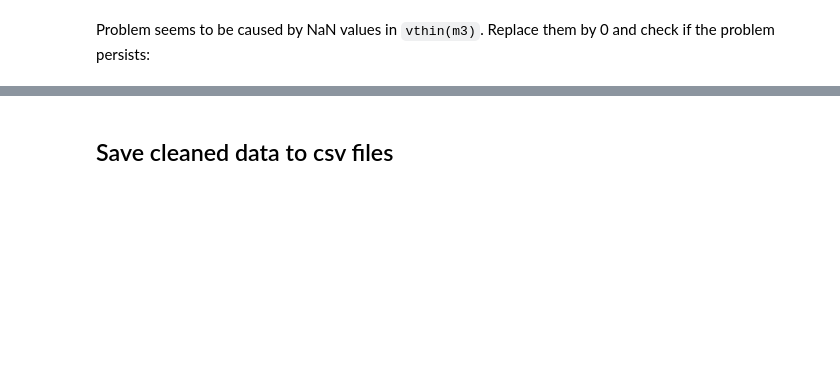
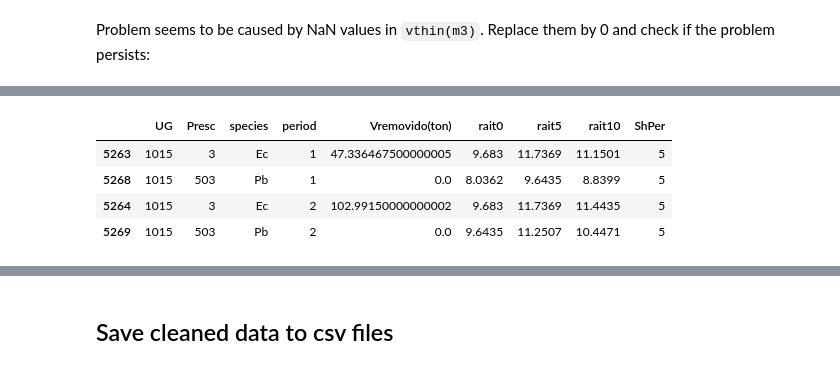
Before and after one commit to johannaasks/Masterthesis, a Jupyter notebook: Data_Preprocessing.ipynb, the cells around one changed output, grey strips where cells are left out. Cells and saved outputs as stored; diff of their text form; code cells hidden in the pictures; blank space fills up the shorter version.

```diff
--- a/Data_Preprocessing.ipynb
+++ b/Data_Preprocessing.ipynb
@@ -835,0 +738,6 @@ stake:
+# %%
+# Formatting all dfs as string
+sol_mres = sol_mres.astype(str)
+sol_mwood = sol_mwood.astype(str)
+sol_stake = sol_stake.astype(str)
+presc = presc.astype(str)
@@ -835,0 +772,7 @@ stake:
+# %%
+# filter prescription data for prescriptions contained in mres and mwood solution
+filter_mres = presc[presc['NasolMaxRES'] == 'Yes']
+print('length mres:', len(filter_mres))
+
+filter_mwood = presc[presc['NasolMaxWood'] == 'Yes']
+print('length mwood:', len(filter_mwood))
@@ -835,0 +782,6 @@ stake:
+# %%
+# subset for the needed columns
+filter_mres = filter_mres[['UG', 'Presc', 'species', 'period', 'Vremovido(ton)', 'rait0', 'rait5', 'rait10']]
+filter_mwood = filter_mwood[['UG', 'Presc', 'species', 'period', 'Vremovido(ton)', 'rait0', 'rait5', 'rait10']]
+print('remaining columns:')
+filter_mres.head(1)
@@ -835,0 +794,10 @@ stake:
+# %%
+# left merge mres with data from solution sheet to get shper values
+print('mres before merge shape:', filter_mres.shape, sol_mres.shape)
+mres = pd.merge(filter_mres, sol_mres, how='left', on=['UG', 'Presc'])
+print('after merge shape:', mres.shape)
+
+# left merge mwood with data from solution sheet to get shper values
+print('mwood before merge shape:', filter_mwood.shape, sol_mwood.shape)
+mwood = pd.merge(filter_mwood, sol_mwood, how='left', on=['UG', 'Presc'])
+print('after merge shape:', mwood.shape)
@@ -835,0 +912,11 @@ stake:
+# %%
+# filter mixed stands in mres and look at some example rows
+mres_dupl = mres[mres.duplicated(subset=['UG','period'], keep=False)].copy()
+mres_mixed = mres_dupl[~mres_dupl.duplicated(subset=['UG','period', 'Presc'], keep=False)].sort_values(by=['UG','period'])
+mres_mixed.head(4)
+# %% [output]
+|  | UG | Presc | species | period | Vremovido(ton) | rait0 | rait5 | rait10 | ShPer |
+| 5263 | 1015 | 3 | Ec | 1 | 47.336467500000005 | 9.683 | 11.7369 | 11.1501 | 5 |
+| 5268 | 1015 | 503 | Pb | 1 | 0.0 | 8.0362 | 9.6435 | 8.8399 | 5 |
+| 5264 | 1015 | 3 | Ec | 2 | 102.99150000000002 | 9.683 | 11.7369 | 11.4435 | 5 |
+| 5269 | 1015 | 503 | Pb | 2 | 0.0 | 9.6435 | 11.2507 | 10.4471 | 5 |
```
Also changed, not shown: parts of 179 cells of this notebook, 41 other files.
